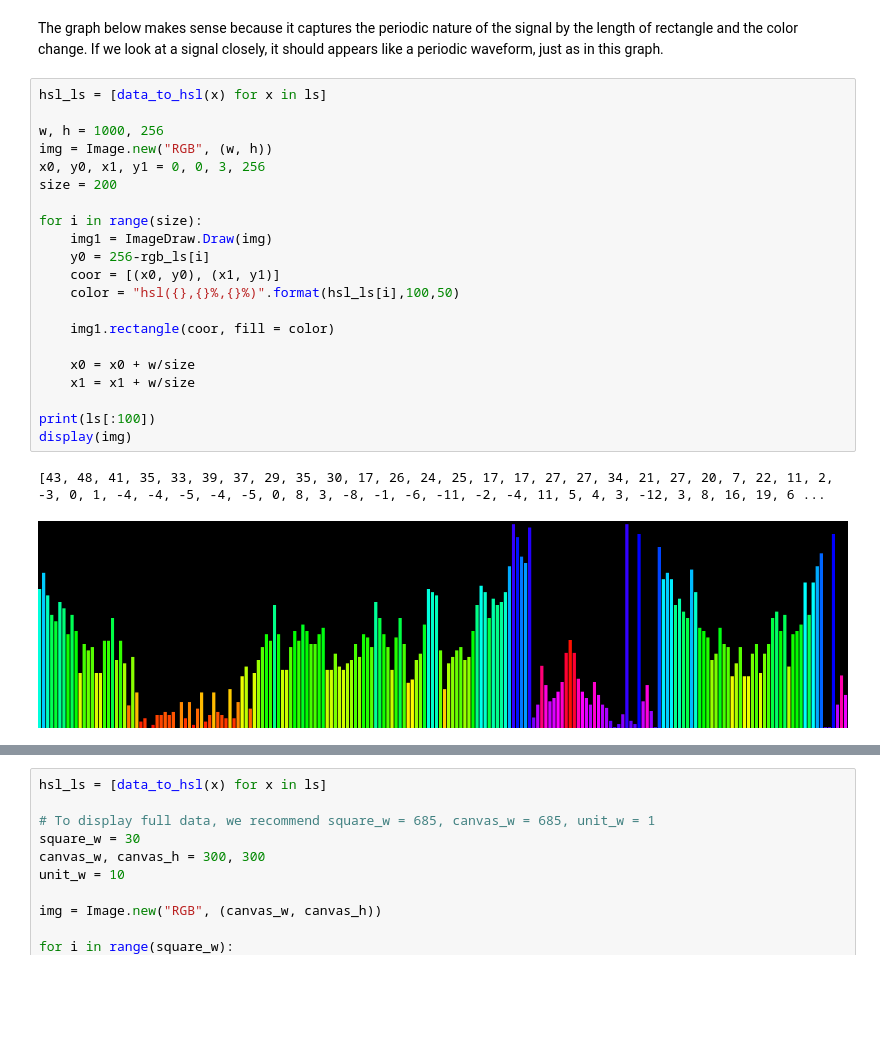
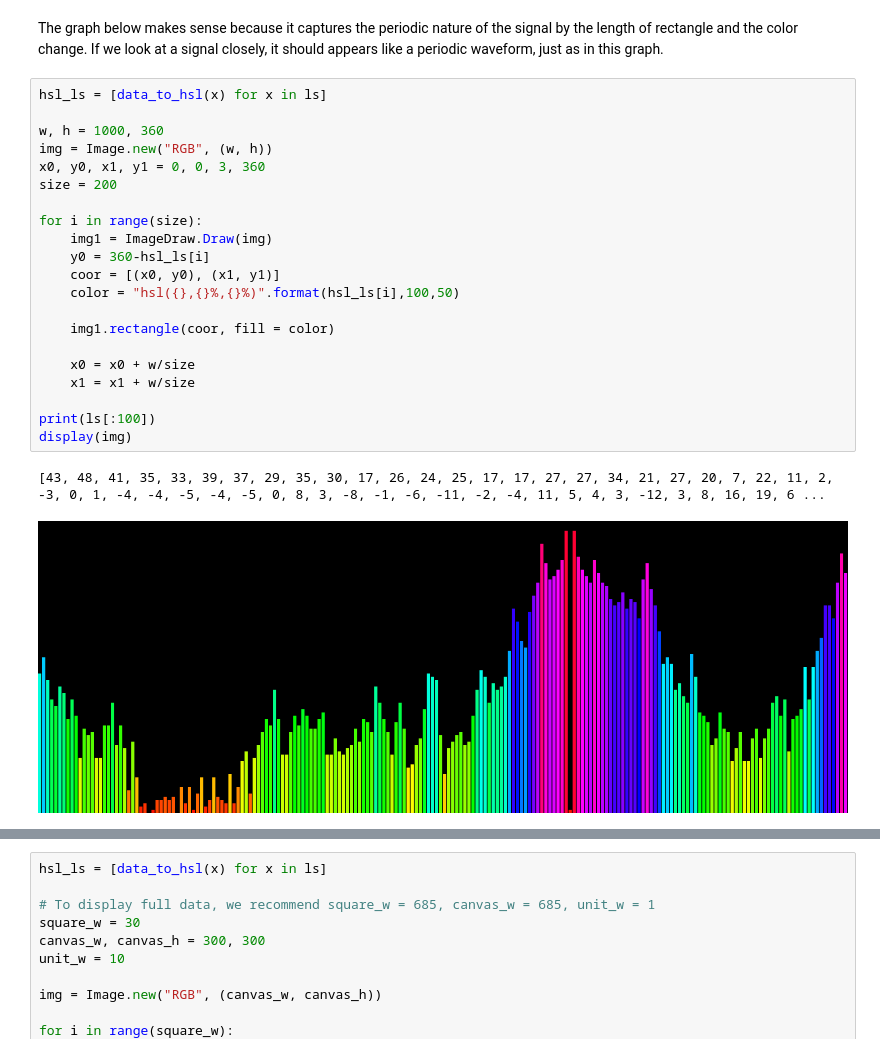
Before and after one commit to The2018/Music_AI, a Jupyter notebook: WAV_visualization.ipynb, the cells around one changed output, grey strips where cells are left out. Drawn from its saved outputs; the diff is of its cells as text; blank space fills up the shorter version.

```diff
--- a/WAV_visualization.ipynb
+++ b/WAV_visualization.ipynb
@@ -146,24 +146,24 @@ The graph below makes sense because it captures the periodic nature of the signa
 # %%
 hsl_ls = [data_to_hsl(x) for x in ls]
 
-w, h = 1000, 256
+w, h = 1000, 360
 img = Image.new("RGB", (w, h))
-x0, y0, x1, y1 = 0, 0, 3, 256
+x0, y0, x1, y1 = 0, 0, 3, 360
 size = 200
 
 for i in range(size):
     img1 = ImageDraw.Draw(img)
-    y0 = 256-rgb_ls[i]
+    y0 = 360-hsl_ls[i]
     coor = [(x0, y0), (x1, y1)]
     color = "hsl({},{}%,{}%)".format(hsl_ls[i],100,50)
 
     img1.rectangle(coor, fill = color)
 
     x0 = x0 + w/size
     x1 = x1 + w/size
 
 print(ls[:100])
 display(img)
 # %% [output]
 [43, 48, 41, 35, 33, 39, 37, 29, 35, 30, 17, 26, 24, 25, 17, 17, 27, 27, 34, 21, 27, 20, 7, 22, 11, 2, -3, 0, 1, -4, -4, -5, -4, -5, 0, 8, 3, -8, -1, -6, -11, -2, -4, 11, 5, 4, 3, -12, 3, 8, 16, 19, 6 ...
-[figure, old version]
+[figure, new version]
```
Also changed, not shown: parts of 10 cells of this notebook.
